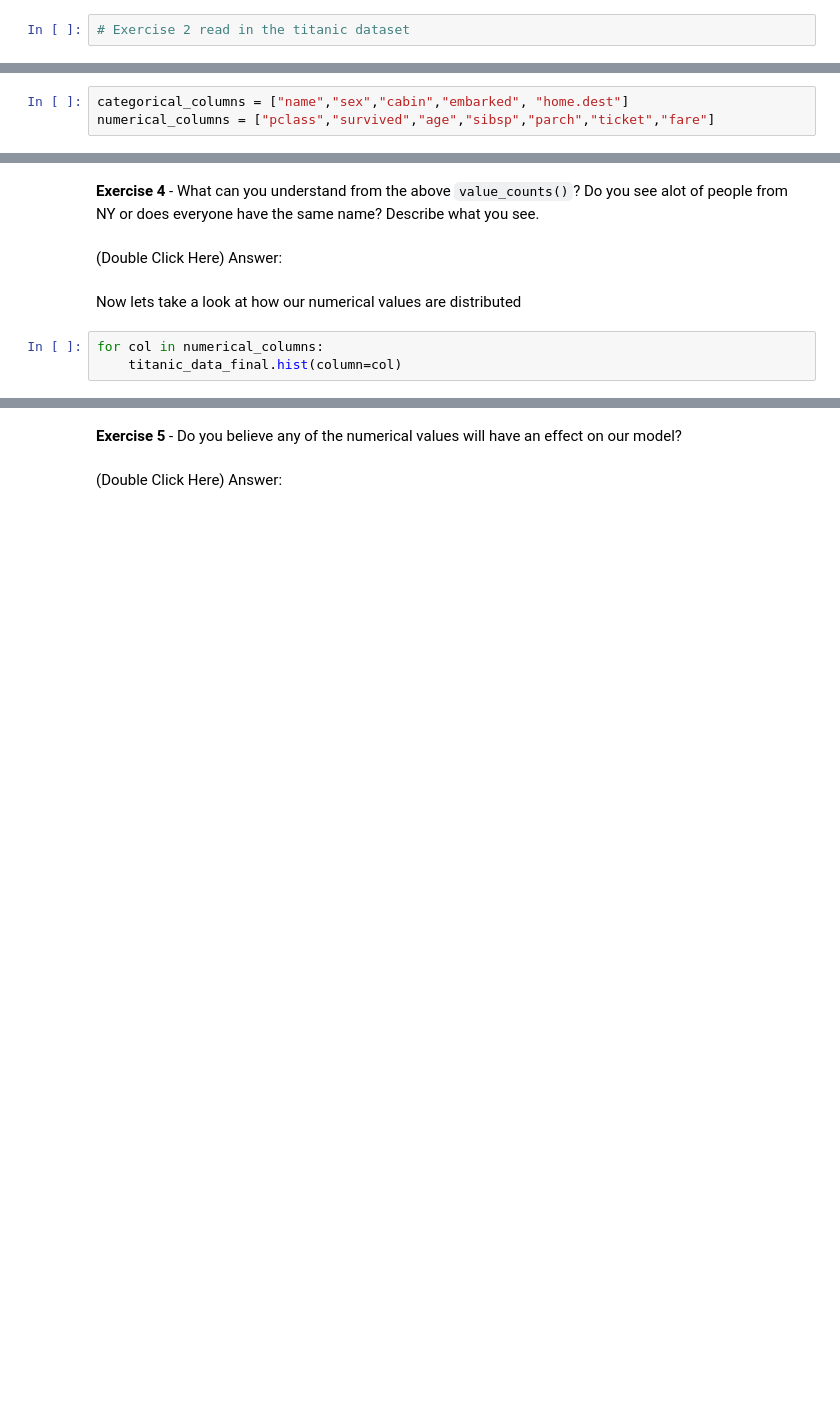
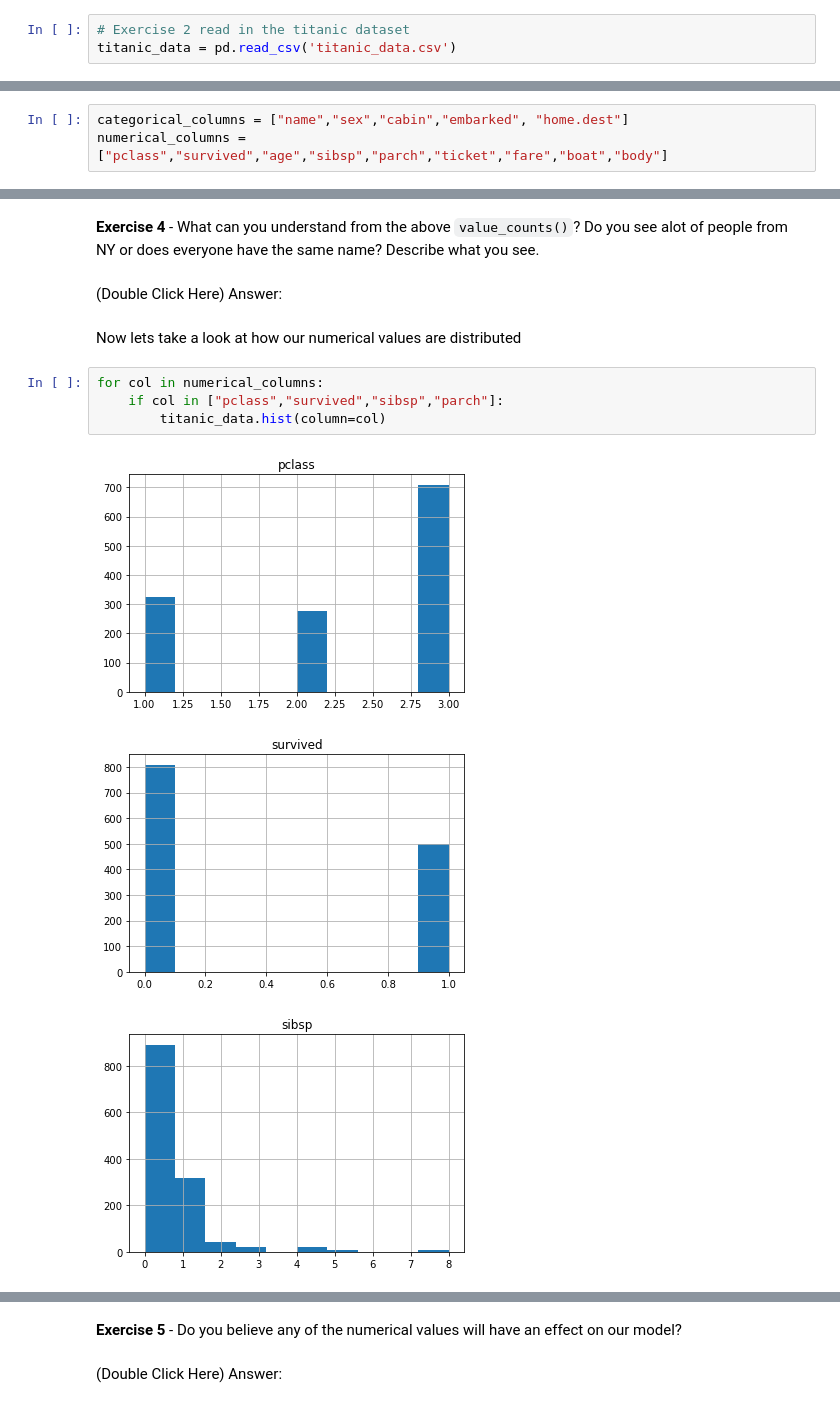
Before and after one commit to theLeague-AI/TheLeagueAI_main, a Jupyter notebook: Lesson_10_Accuracy_Metrics/Lesson_10_Accuracy_Metrics.ipynb, the cells around one changed output, grey strips where cells are left out. Drawn from its saved outputs; the diff is of its cells as text; blank space fills up the shorter version.

```diff
--- a/Lesson_10_Accuracy_Metrics/Lesson_10_Accuracy_Metrics.ipynb
+++ b/Lesson_10_Accuracy_Metrics/Lesson_10_Accuracy_Metrics.ipynb
@@ -54,6 +52,7 @@ import plotly.express as px
 ### Read in your data
 # %%
 # Exercise 2 read in the titanic dataset
+titanic_data = pd.read_csv('titanic_data.csv')
 # %% [markdown]
 ### Explore the Data
 # %% [markdown]
@@ -84,7 +86,7 @@ Below I will demonstrate how I explored the data.The first thing you will notice
 I do this, to make it easier for me to access columns from these groups and if I need to apply any transformations
 # %%
 categorical_columns = ["name","sex","cabin","embarked", "home.dest"]
-numerical_columns = ["pclass","survived","age","sibsp","parch","ticket","fare"]
+numerical_columns = ["pclass","survived","age","sibsp","parch","ticket","fare","boat","body"]
 # %% [markdown]
 Now I will look at the values from my categorical columns
 # %%
@@ -100,4 +120,9 @@ for column in categorical_columns:
 Now lets take a look at how our numerical values are distributed
 # %%
 for col in numerical_columns:
-    titanic_data_final.hist(column=col)
+    if col in ["pclass","survived","sibsp","parch"]:
+        titanic_data.hist(column=col)
+# %% [output]
+[figure, added]
+[figure, added]
+[figure, added]
```
Also changed, not shown: parts of 27 cells of this notebook.
